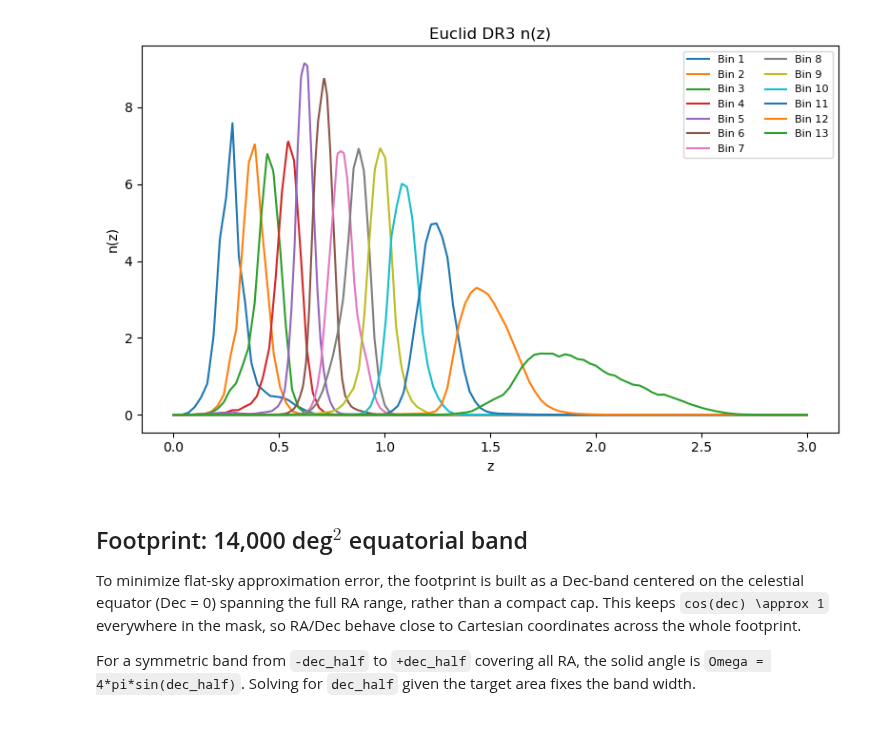
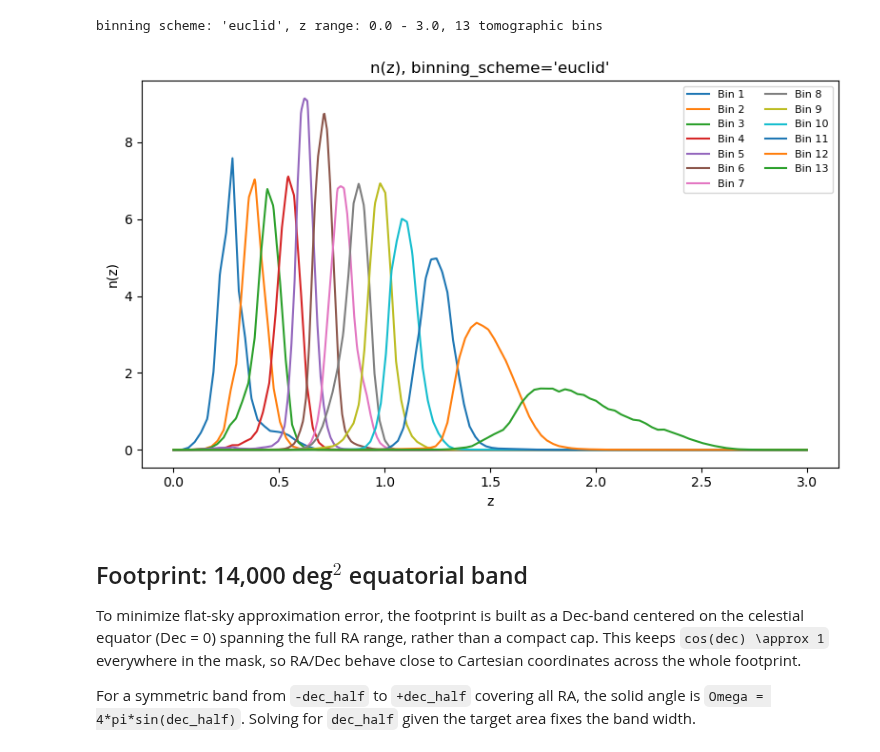
Before and after one commit to asaoulis/glass_gower_transfer, a Jupyter notebook: euclid.ipynb, the cells around one changed output. Saved outputs shown, nothing was run; the diff lists cells and outputs as text; code cells hidden in the pictures.

```diff
--- a/euclid.ipynb
+++ b/euclid.ipynb
@@ -6,23 +6,43 @@ plt.rc('text', usetex=False)
 plt.rc('font', family='sans-serif')
 plt.rc('image', interpolation='none')
 # %%
-data = np.loadtxt('KiDS_data/euclid_nzs_dr3.txt')
-z = data[:, 0]
-nz = data[:, 1:]
+from src.KiDS.tomo import calculate_tomo_nz
+
+binning_scheme = "euclid"  # "euclid": native 13-bin DR3 n(z); "kids": old 6-bin KiDS scheme (zmax=2.0)
+kids_data_dir = 'KiDS_data/data'  # holds nofzs/nz/*.ascii (+ nofzs/dz/* if kids_shift_nz) for calculate_tomo_nz
+kids_shift_nz = False  # apply calculate_tomo_nz's random photo-z dz bias/covariance shift
+
+if binning_scheme == "euclid":
+    data = np.loadtxt('KiDS_data/euclid_nzs_dr3.txt')
+    z = data[:, 0]
+    nz = data[:, 1:]
+    zmax_scheme = 3.05  # covers the euclid n(z) support (z up to 3.0)
+elif binning_scheme == "kids":
+    # Real KiDS photo-z n(z), via src/KiDS/tomo.py:calculate_tomo_nz reading the ascii
+    # files under kids_data_dir/nofzs/nz. This preview grid is only for the plot below;
+    # calculate_tomo_nz is called again further down on the actual los-integration grid.
+    zmax_scheme = 2.05  # KiDS scheme's zmax = 2.0
+    z = np.linspace(0.0, zmax_scheme, 1000)
+    nz = calculate_tomo_nz(kids_data_dir, len(z), z, shift_nz=kids_shift_nz).T
+else:
+    raise ValueError(f"unknown binning_scheme: {binning_scheme!r}")
+
 nbins = nz.shape[1]
-print(f'z range: {z.min()} - {z.max()}, {nbins} tomographic bins')
+print(f'binning scheme: {binning_scheme!r}, z range: {z.min()} - {z.max()}, {nbins} tomographic bins')
+# %% [output]
+binning scheme: 'euclid', z range: 0.0 - 3.0, 13 tomographic bins
 # %%
 fig, ax = plt.subplots(figsize=(8, 5))
 for i in range(nbins):
     ax.plot(z, nz[:, i], label=f'Bin {i+1}')
 ax.set_xlabel('z')
 ax.set_ylabel('n(z)')
-ax.set_title('Euclid DR3 n(z)')
+ax.set_title(f'n(z), binning_scheme={binning_scheme!r}')
 ax.legend(fontsize=8, ncol=2)
 plt.tight_layout()
 plt.show()
 # %% [output]
-[figure, old version]
+[figure, new version]
 # %% [markdown]
 ## Footprint: 14,000 deg$^2$ equatorial band
 
```
Also changed, not shown: parts of 4 cells of this notebook, 2 other files.
